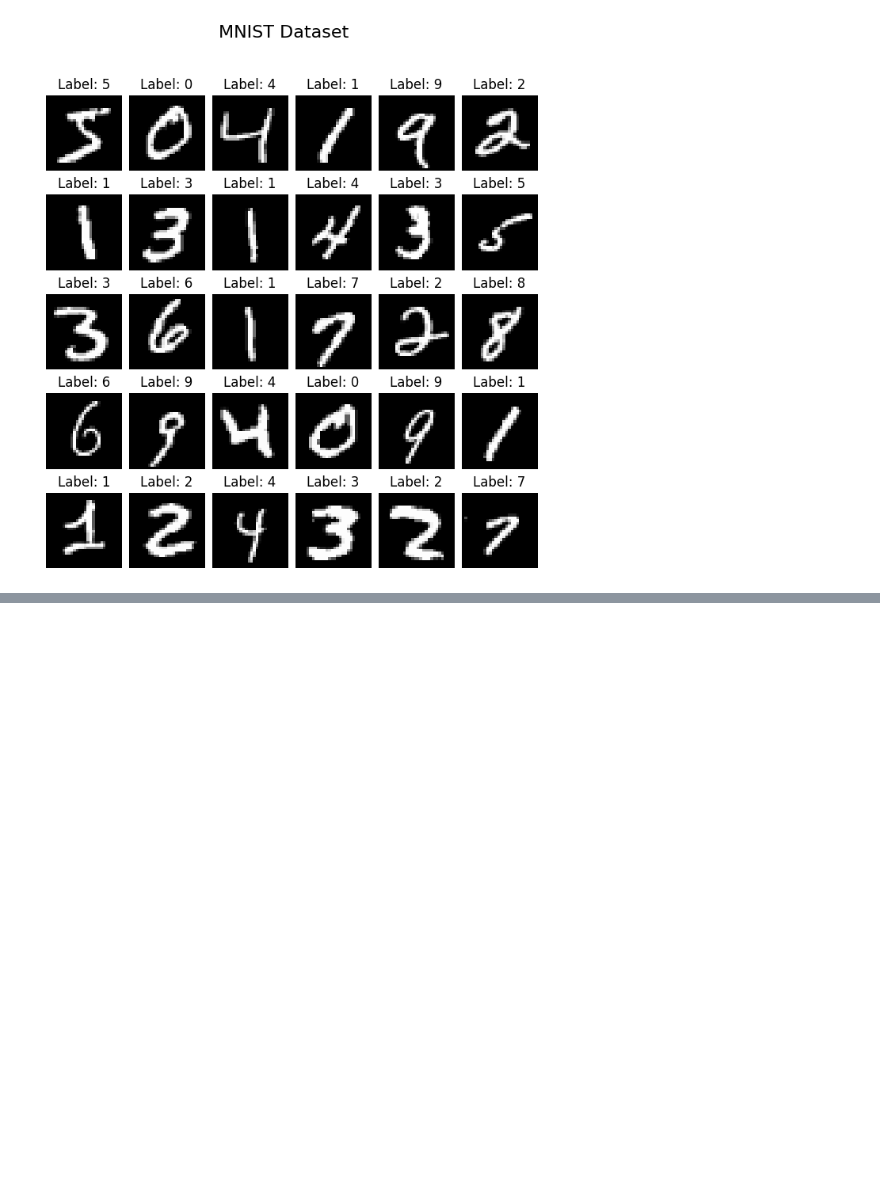
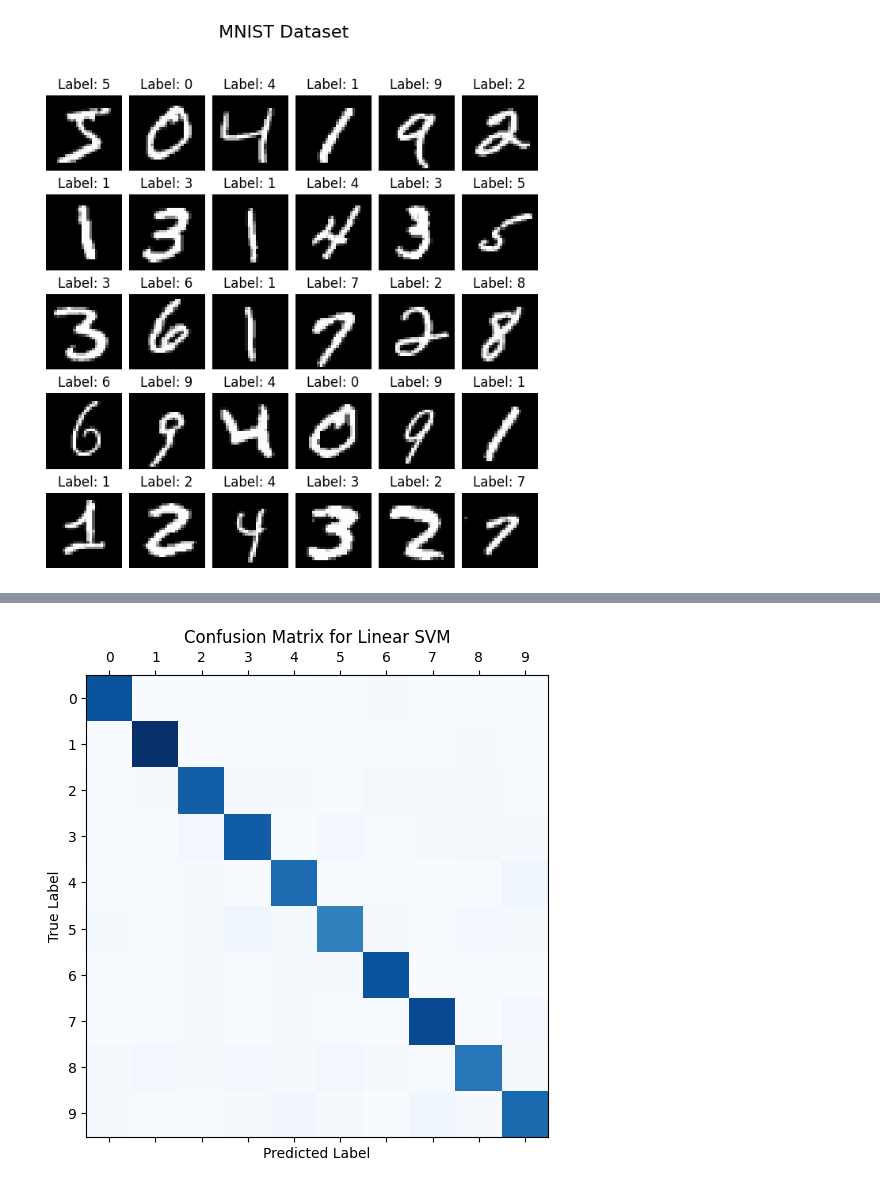
Before and after one commit to tabirako/College-Stuffs, a Jupyter notebook: PCM/mnist_pcm_svm.ipynb, the cells around one changed output, grey strips where cells are left out. Drawn from its saved outputs; the diff is of its cells as text; code cells hidden in the pictures; blank space fills up the shorter version.

Commit message:
added confusion matrix for linear svm in matplotlib in mnist_pcm_svm.ipynb added epic hand drawing code in mnist_pcm_svm.ipynb

```diff
--- a/PCM/mnist_pcm_svm.ipynb
+++ b/PCM/mnist_pcm_svm.ipynb
@@ -44,0 +108,13 @@ print(X_test_pca.shape, y_test.shape)
+# %%
+# confusion matrix for linear svm in matplotlib
+ax = plt.figure(figsize=(8, 6)).gca()
+ax.matshow(confusion_matrix(y_test, y_pred_linear), cmap=plt.cm.Blues)
+ax.set_xlabel("Predicted Label")
+ax.set_ylabel("True Label")
+ax.set_title("Confusion Matrix for Linear SVM")
+size = len(np.unique(y))
+ax.set_xticks(np.arange(size))
+ax.set_yticks(np.arange(size))
+plt.show()
+# %% [output]
+[figure, added]
```
Also changed, not shown: parts of 4 cells of this notebook.
